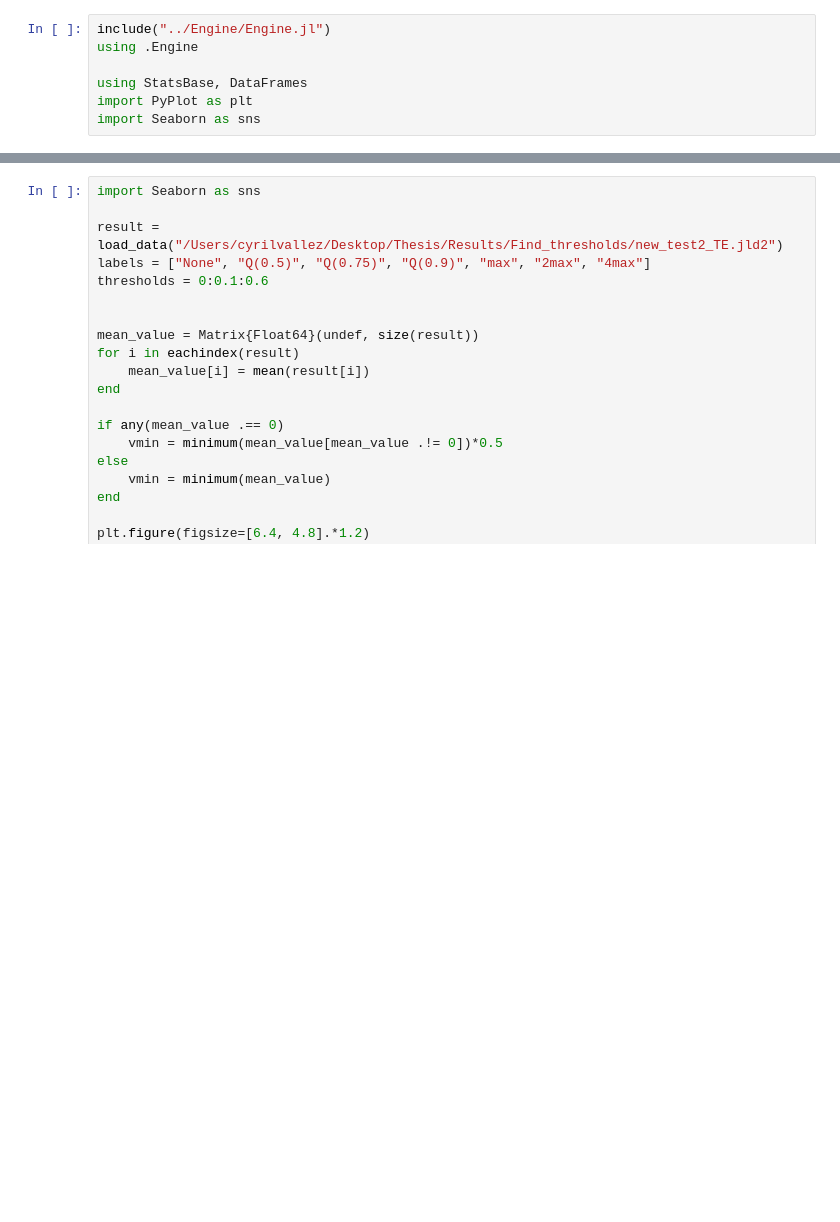
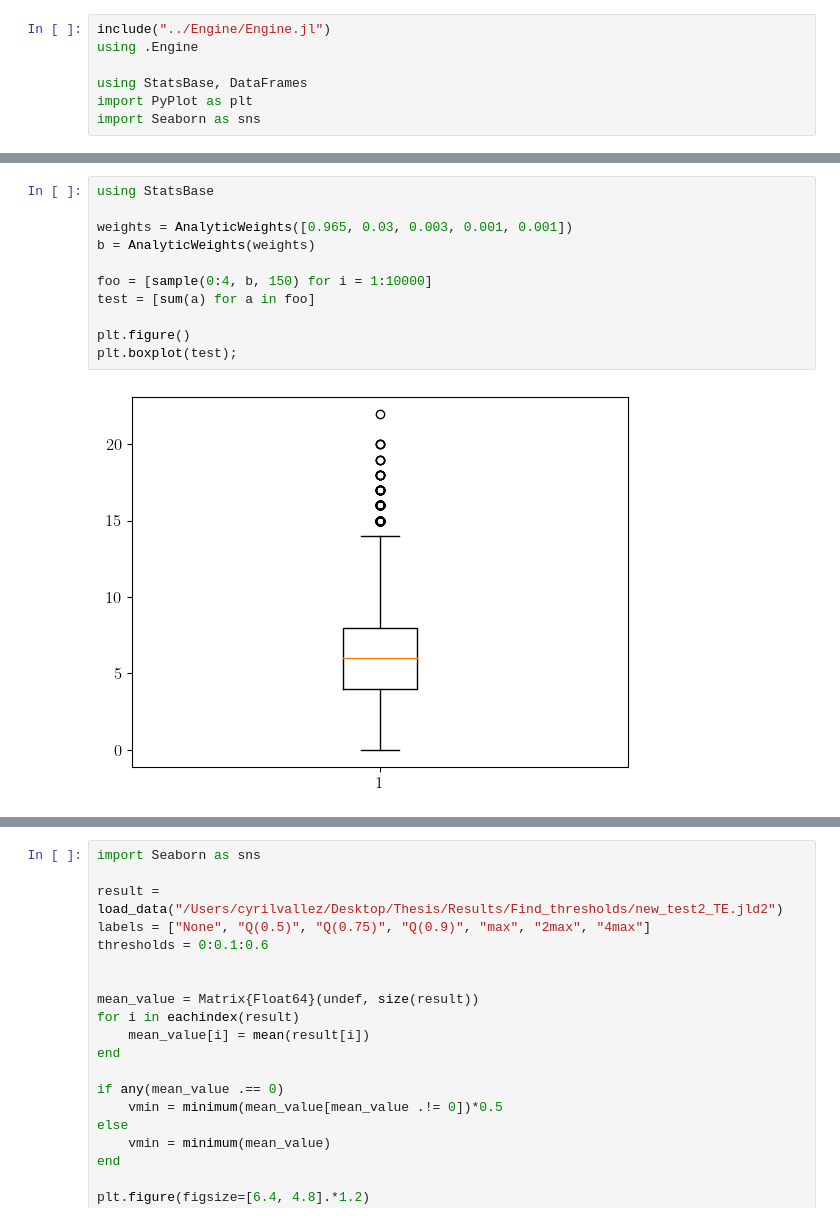
Before and after one commit to Cyrilvallez/Measuring-Influence-Twitter, a Jupyter notebook: Julia/Notebooks/test.ipynb, the cells around one changed output, grey strips where cells are left out. Cells and saved outputs as stored; diff of their text form; blank space fills up the shorter version.

```diff
--- a/Julia/Notebooks/test.ipynb
+++ b/Julia/Notebooks/test.ipynb
@@ -7,0 +72,13 @@ import Seaborn as sns
+# %%
+using StatsBase
+
+weights = AnalyticWeights([0.965, 0.03, 0.003, 0.001, 0.001])
+b = AnalyticWeights(weights)
+
+foo = [sample(0:4, b, 150) for i = 1:10000]
+test = [sum(a) for a in foo]
+
+plt.figure()
+plt.boxplot(test);
+# %% [output]
+[figure, added]
```
Also changed, not shown: parts of 9 cells of this notebook, 1 other file.
